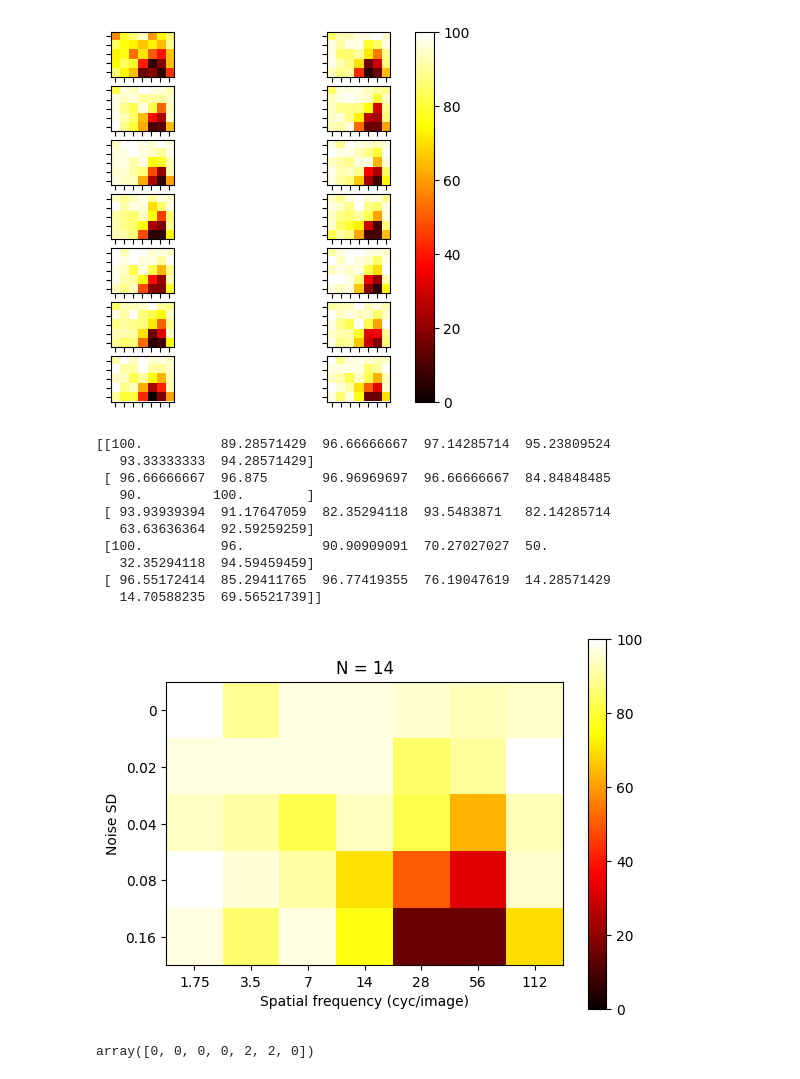
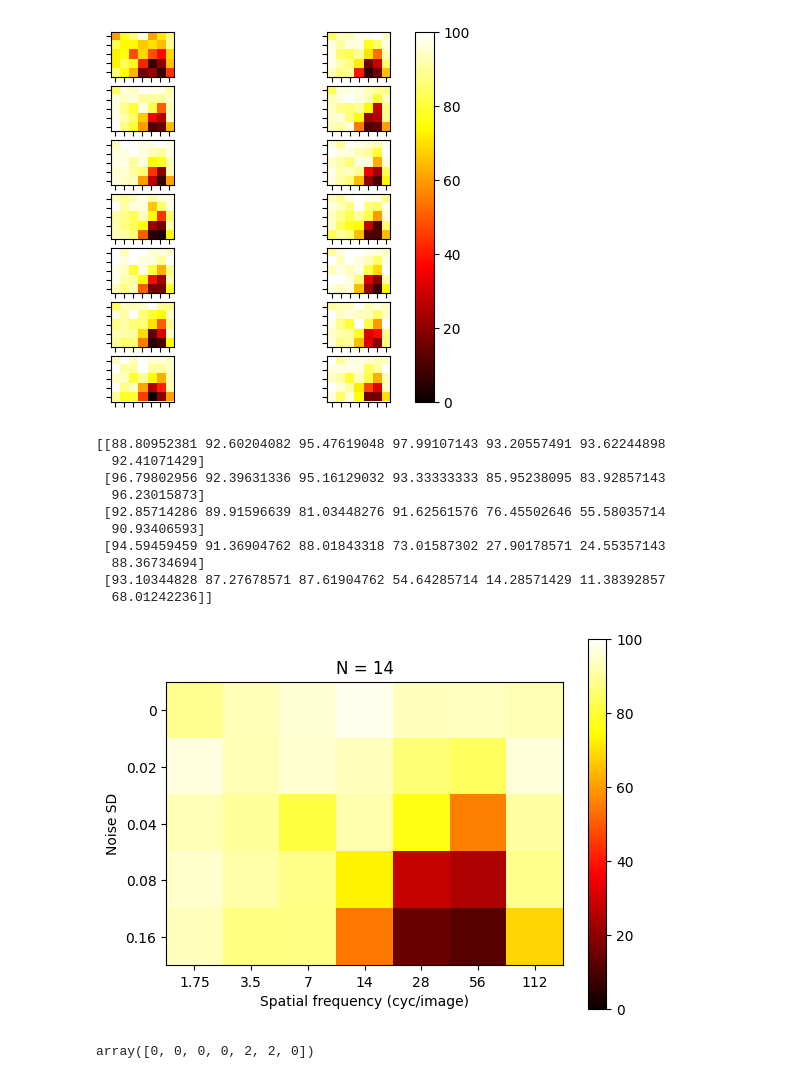
Before and after one commit to ajaysub110/critical-band-masking, a Jupyter notebook: humans/human_analysis.ipynb, the cells around one changed output. Saved outputs shown, nothing was run; the diff lists cells and outputs as text; code cells hidden in the pictures.

Commit message:
fix human analysis threshold calculation; use final_mat and 50% accuracy; new human BW is 1.00 octave

```diff
--- a/humans/human_analysis.ipynb
+++ b/humans/human_analysis.ipynb
@@ -72,11 +72,7 @@ def get_sr_block_data(df, start_idx, n_samples, n_skip=0):
 	block_df = df.iloc[start_idx:start_idx + n_samples + 1]
 	return block_df[block_df["sender"] == "Stimulus & Response"][n_skip:]
 
-LEAVE_OUT_DFS = []
 for i, df in enumerate(dfs):
-	if df['url'][0]['srid'] in LEAVE_OUT_DFS:
-		continue
-
 	blocked_data = {}
 
 	for j, block in enumerate(blocks):
@@ -197,46 +193,46 @@ for i, blocked_data in enumerate(blocked_datas):
 	# plt.xlabel('Spatial frequency index')
 	# plt.ylabel('Noise SD index')
 	# plt.colorbar()
 	# plt.show()
 
 final_mat /= len(blocked_datas)
 
 cpi_list = list(map(str, [1.75, 3.5, 7, 14, 28, 56, 112]))
 fig, ax = plt.subplots()
 
 ax.set_xticks(np.arange(len(cpi_list)))
 ax.set_xticklabels(cpi_list)
 
 ax.set_yticks(np.arange(len(noise_list)))
 ax.set_yticklabels(noise_list)
 
 vmin = 0
 vmax = 100
-im = ax.imshow(accuracy_matrix, cmap='hot', interpolation='nearest', vmin=vmin, vmax=vmax)
-print(accuracy_matrix)
+im = ax.imshow(final_mat, cmap='hot', interpolation='nearest', vmin=vmin, vmax=vmax)
+print(final_mat)
 fig.colorbar(im, ax=ax)
 
 plt.xlabel('Spatial frequency (cyc/image)')
 plt.ylabel('Noise SD')
 plt.title(f"N = {len(blocked_datas)}")
 
 # save = './Figures/solomon_human_heatmap.pdf'
 # os.makedirs(os.path.dirname(save), exist_ok=True)
 plt.show()
 
 # fig.savefig(save)
 # %% [output]
-[[100.          89.28571429  96.66666667  97.14285714  95.23809524
-   93.33333333  94.28571429]
- [ 96.66666667  96.875       96.96969697  96.66666667  84.84848485
-   90.         100.        ]
- [ 93.93939394  91.17647059  82.35294118  93.5483871   82.14285714
-   63.63636364  92.59259259]
- [100.          96.          90.90909091  70.27027027  50.
-   32.35294118  94.59459459]
- [ 96.55172414  85.29411765  96.77419355  76.19047619  14.28571429
-   14.70588235  69.56521739]]
+[[88.80952381 92.60204082 95.47619048 97.99107143 93.20557491 93.62244898
+  92.41071429]
+ [96.79802956 92.39631336 95.16129032 93.33333333 85.95238095 83.92857143
+  96.23015873]
+ [92.85714286 89.91596639 81.03448276 91.62561576 76.45502646 55.58035714
+  90.93406593]
+ [94.59459459 91.36904762 88.01843318 73.01587302 27.90178571 24.55357143
+  88.36734694]
+ [93.10344828 87.27678571 87.61904762 54.64285714 14.28571429 11.38392857
+  68.01242236]]
-[figure, old version]
+[figure, new version]
 # %%
 # find 60% accuracy thresholds and fit gaussian
 def find_thresholds(accuracy_matrix, threshold_acc=60):
```
Also changed, not shown: parts of 2 cells of this notebook.
